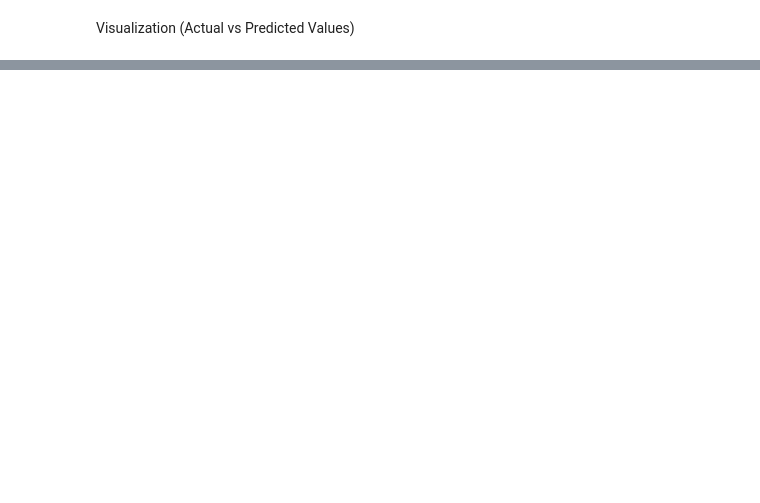
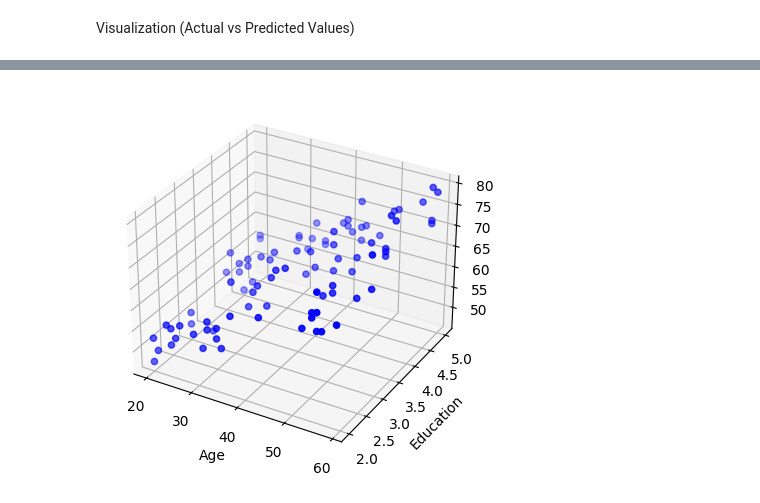
Before and after one commit to ChopinNo3Op9/Data-Analysis, a Jupyter notebook: applied statistics.ipynb, the cells around one changed output, grey strips where cells are left out. Cells and saved outputs as stored; diff of their text form; code cells hidden in the pictures; blank space fills up the shorter version.

```diff
--- a/applied statistics.ipynb
+++ b/applied statistics.ipynb
@@ -114,0 +140,14 @@ plt.show()
+# %%
+from mpl_toolkits.mplot3d import Axes3D
+
+fig = plt.figure()
+ax = fig.add_subplot(111, projection='3d')
+
+# Assuming 'Age' and 'Education' are your independent variables and 'Salary' is dependent
+ax.scatter(df['Age'], df['Education'], y, color='blue', label='Actual')
+ax.set_xlabel('Age')
+ax.set_ylabel('Education')
+ax.set_zlabel('Salary')
+plt.show()
+# %% [output]
+[figure, added]
```
Also changed, not shown: parts of 14 cells of this notebook, 1 other file.
